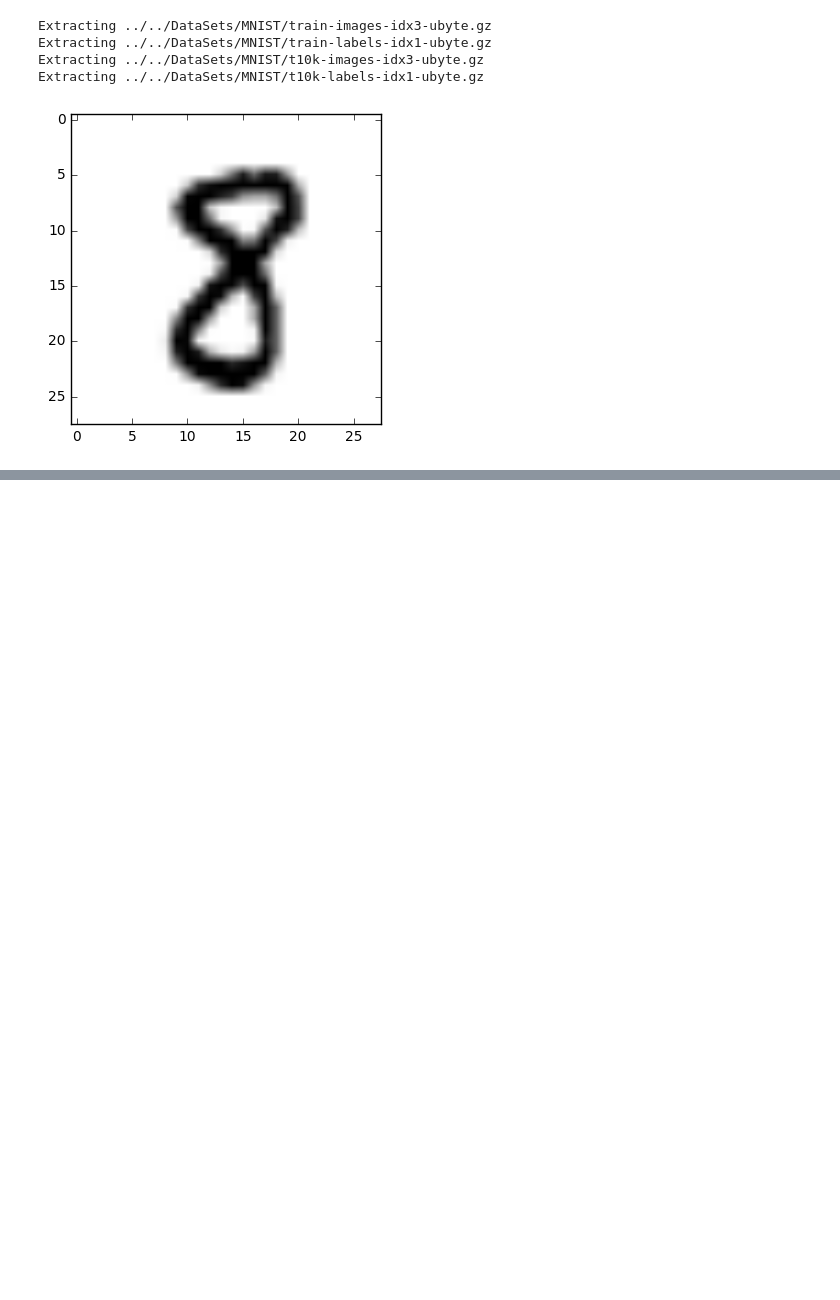
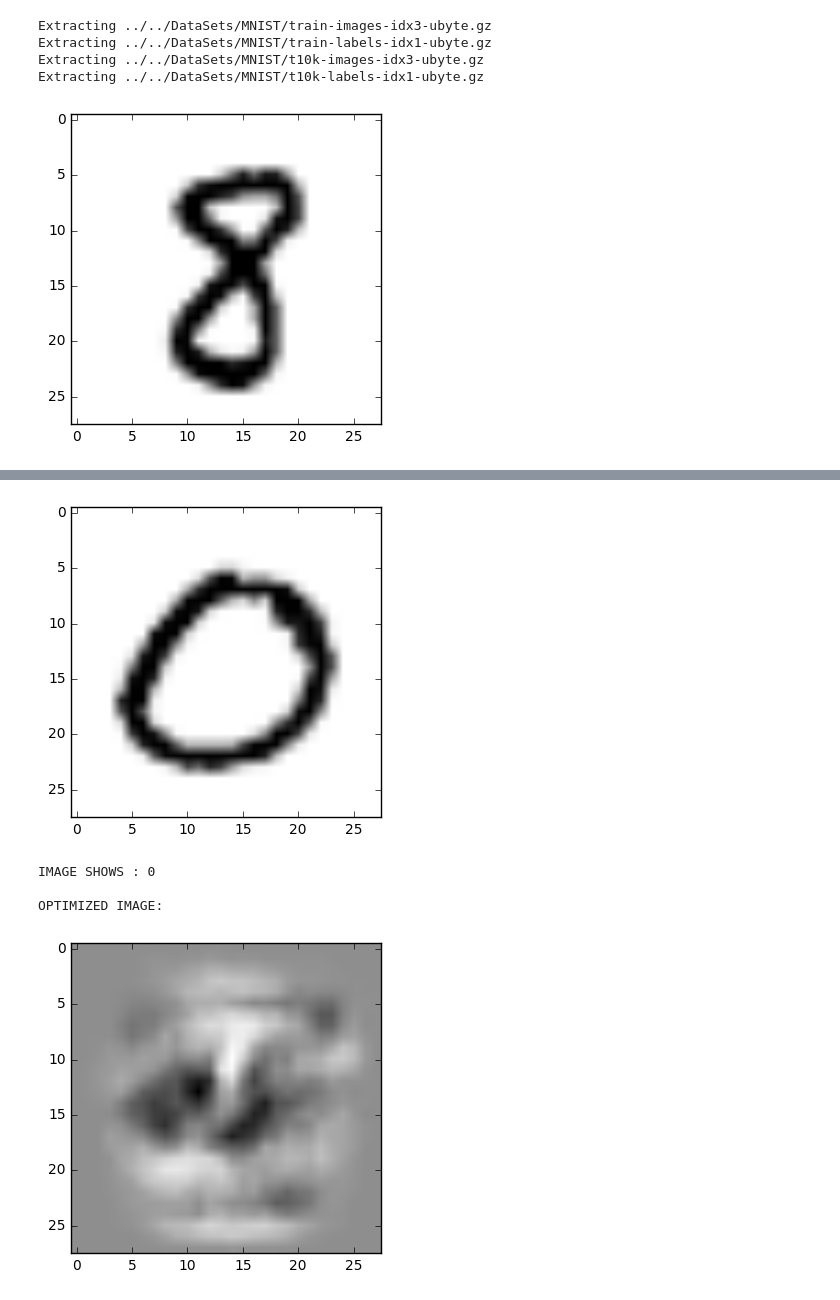
Before and after one commit to abeoliver/ReverseLearning, a Jupyter notebook: NeuralNetwork/Notebooks/MNIST Input Backprop.ipynb, the cells around one changed output, grey strips where cells are left out. Drawn from its saved outputs; the diff is of its cells as text; code cells hidden in the pictures; blank space fills up the shorter version.

```diff
--- a/NeuralNetwork/Notebooks/MNIST Input Backprop.ipynb
+++ b/NeuralNetwork/Notebooks/MNIST Input Backprop.ipynb
@@ -110,0 +111,19 @@ showImage(optimal.eval())
+# %%
+# Evaluate Networks
+def computeNormal(INPUT):
+    inp = np.array(INPUT)
+    return int(tf.argmax(y.eval(feed_dict={x: inp}), 1).eval())
+
+test_image, test_label = mnist.train.next_batch(1)
+showImage(test_image)
+print("IMAGE SHOWS : {0}".format(computeNormal(test_image)))
+z
+
+print("\nOPTIMIZED IMAGE:")
+showImage(optimal.eval())
+# %% [output]
+[figure, added]
+IMAGE SHOWS : 0
+
+OPTIMIZED IMAGE:
+[figure, added]
```
Also changed, not shown: parts of 3 cells of this notebook.
